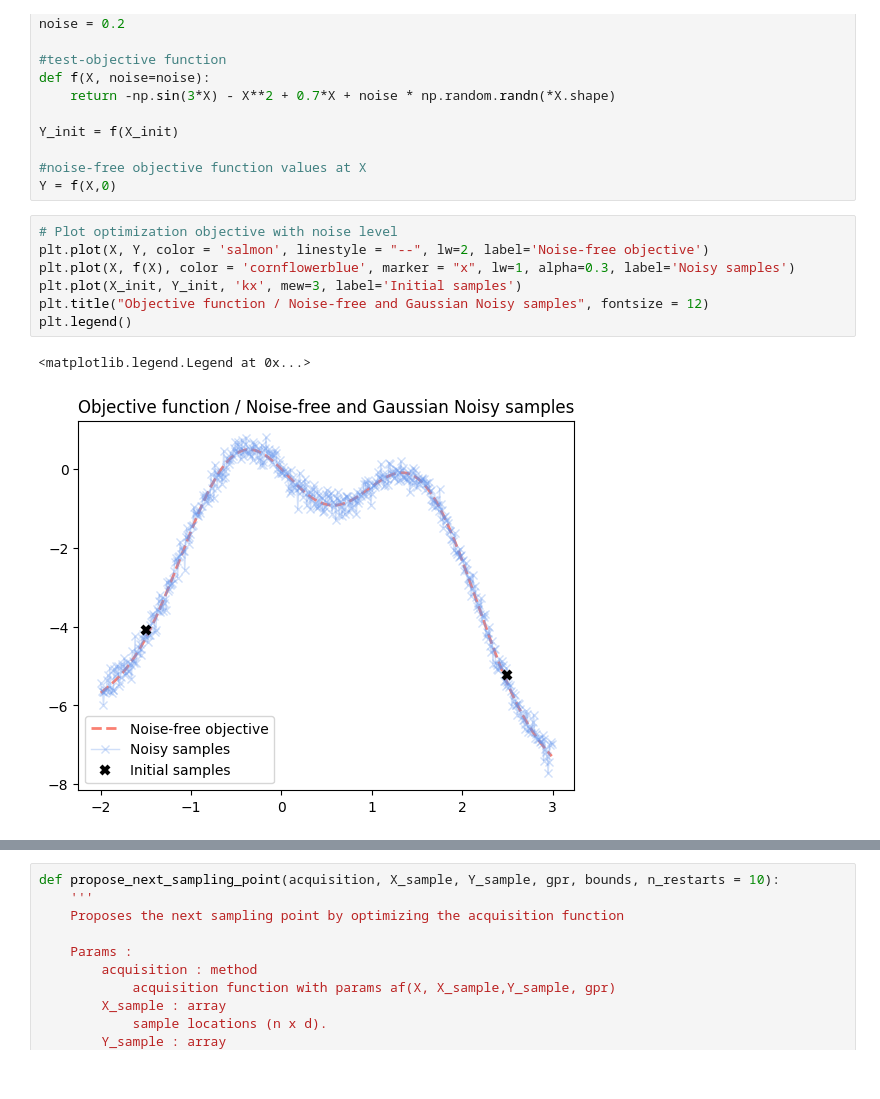
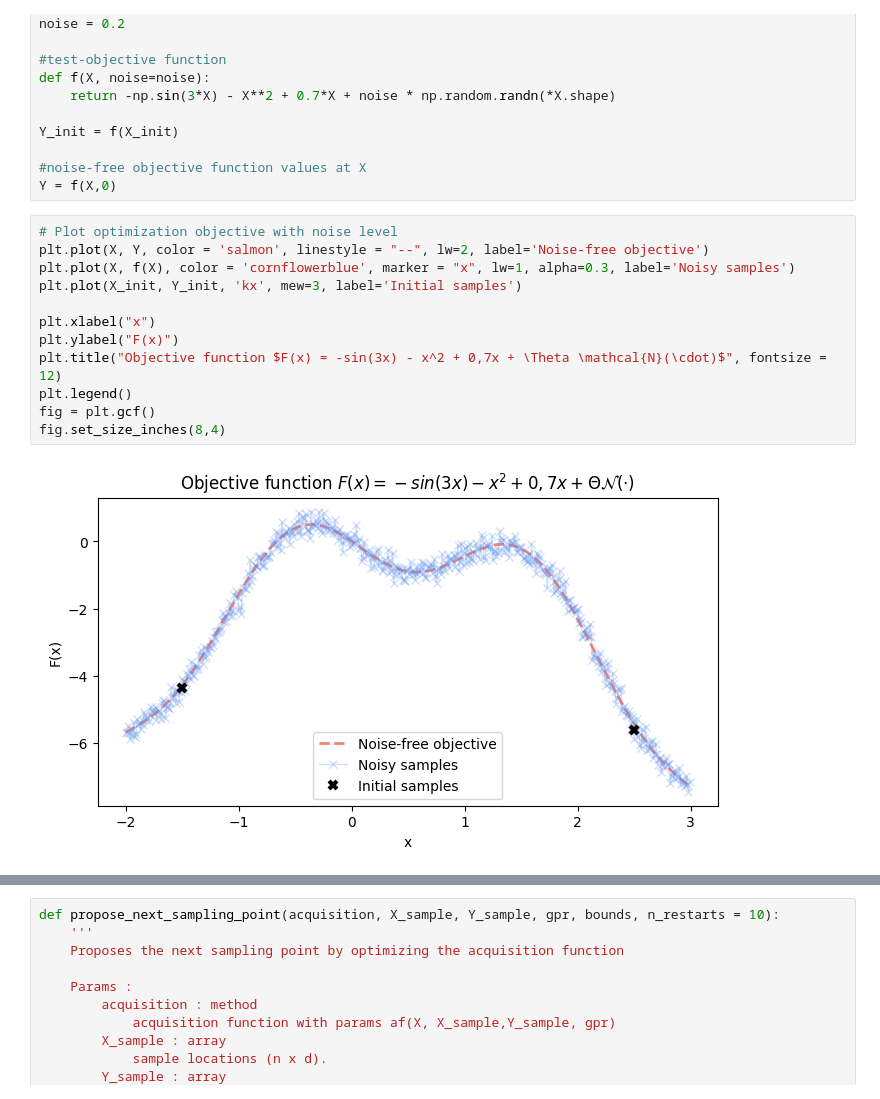
Before and after one commit to probabilis/bs_ml, a Jupyter notebook: from_scratch/bayesian_optimization_from_scratch.ipynb, the cells around one changed output, grey strips where cells are left out. Drawn from its saved outputs; the diff is of its cells as text.

```diff
--- a/from_scratch/bayesian_optimization_from_scratch.ipynb
+++ b/from_scratch/bayesian_optimization_from_scratch.ipynb
@@ -28,13 +28,17 @@ Y = f(X,0)
 # %%
 # Plot optimization objective with noise level
 plt.plot(X, Y, color = 'salmon', linestyle = "--", lw=2, label='Noise-free objective')
 plt.plot(X, f(X), color = 'cornflowerblue', marker = "x", lw=1, alpha=0.3, label='Noisy samples')
 plt.plot(X_init, Y_init, 'kx', mew=3, label='Initial samples')
-plt.title("Objective function / Noise-free and Gaussian Noisy samples", fontsize = 12)
+
+plt.xlabel("x")
+plt.ylabel("F(x)")
+plt.title("Objective function $F(x) = -sin(3x) - x^2 + 0,7x + \Theta \mathcal{N}(\cdot)$", fontsize = 12)
 plt.legend()
+fig = plt.gcf()
+fig.set_size_inches(8,4)
 # %% [output]
-<matplotlib.legend.Legend at 0x...>
-[figure, old version]
+[figure, new version]
 # %%
 #CC to https://github.com/pradeepsinngh/Bayesian-Optimization/blob/master/bayesian_optimization_util.py
 #which enables a plotting schematic of bayesian optimization very comfortable
```
Also changed, not shown: parts of 4 cells of this notebook, 2 other files.
